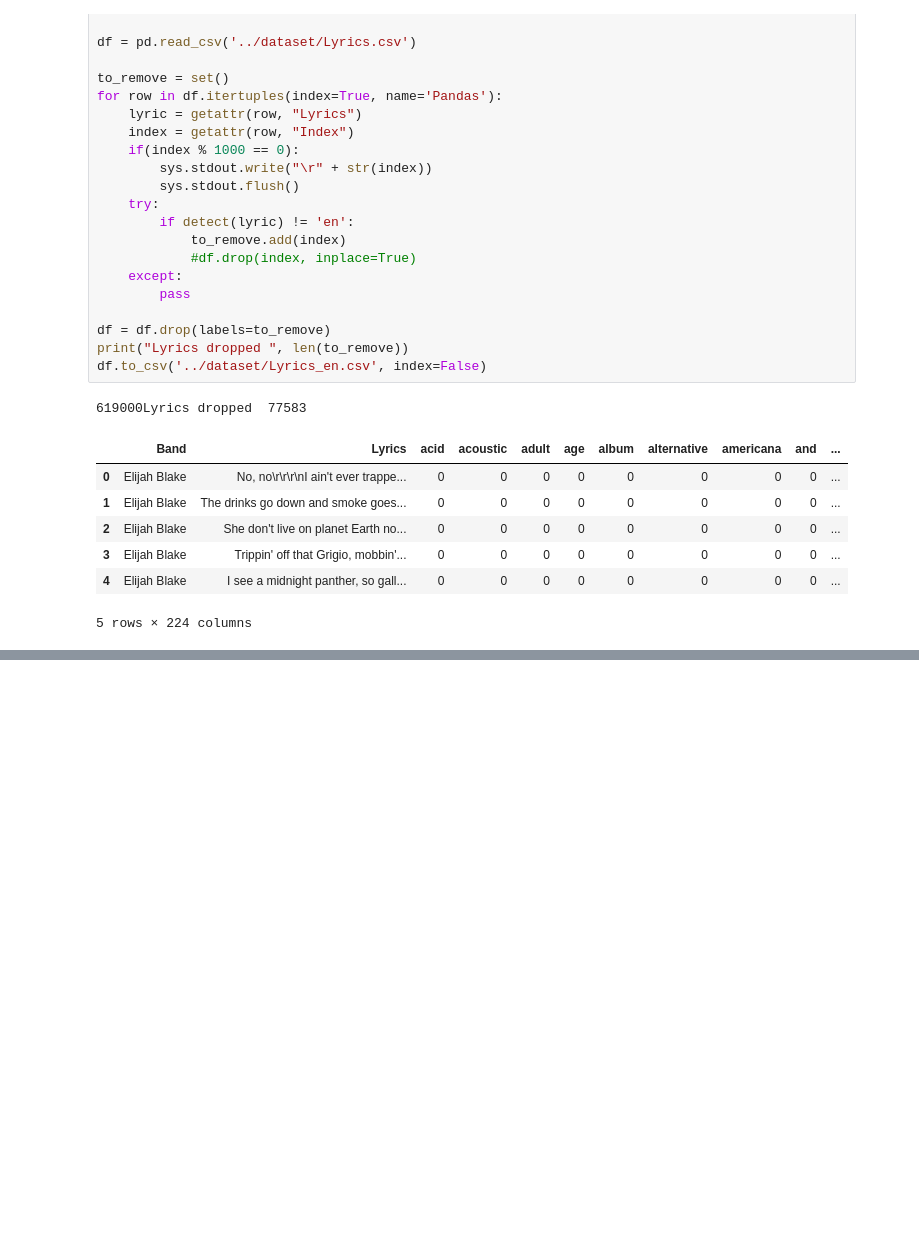
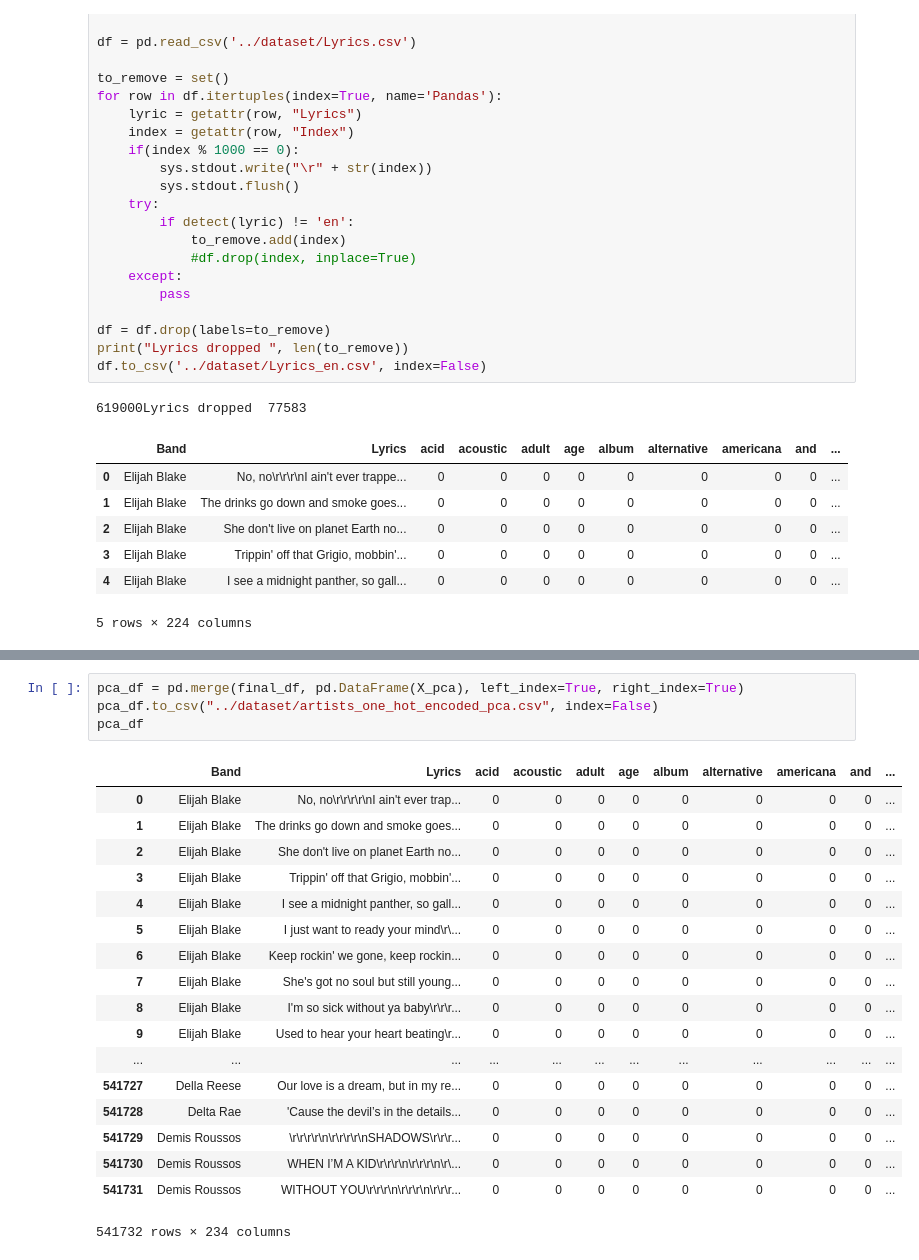
Before and after one commit to Hohenheimsenberg/LyricAnalyzer, a Jupyter notebook: 1.Dataset_Preparation.ipynb, the cells around one changed output, grey strips where cells are left out. Drawn from its saved outputs; the diff is of its cells as text; blank space fills up the shorter version.

```diff
--- a/1.Dataset_Preparation.ipynb
+++ b/1.Dataset_Preparation.ipynb
@@ -505,0 +485,23 @@ df
+# %%
+pca_df = pd.merge(final_df, pd.DataFrame(X_pca), left_index=True, right_index=True)
+pca_df.to_csv("../dataset/artists_one_hot_encoded_pca.csv", index=False)
+pca_df
+# %% [output]
+|  | Band | Lyrics | acid | acoustic | adult | age | album | alternative | americana | and | ... |
+| 0 | Elijah Blake | No, no\r\r\r\r\nI ain't ever trap... | 0 | 0 | 0 | 0 | 0 | 0 | 0 | 0 | ... |
+| 1 | Elijah Blake | The drinks go down and smoke goes... | 0 | 0 | 0 | 0 | 0 | 0 | 0 | 0 | ... |
+| 2 | Elijah Blake | She don't live on planet Earth no... | 0 | 0 | 0 | 0 | 0 | 0 | 0 | 0 | ... |
+| 3 | Elijah Blake | Trippin' off that Grigio, mobbin'... | 0 | 0 | 0 | 0 | 0 | 0 | 0 | 0 | ... |
+| 4 | Elijah Blake | I see a midnight panther, so gall... | 0 | 0 | 0 | 0 | 0 | 0 | 0 | 0 | ... |
+| 5 | Elijah Blake | I just want to ready your mind\r\... | 0 | 0 | 0 | 0 | 0 | 0 | 0 | 0 | ... |
+| 6 | Elijah Blake | Keep rockin' we gone, keep rockin... | 0 | 0 | 0 | 0 | 0 | 0 | 0 | 0 | ... |
+| 7 | Elijah Blake | She's got no soul but still young... | 0 | 0 | 0 | 0 | 0 | 0 | 0 | 0 | ... |
+| 8 | Elijah Blake | I'm so sick without ya baby\r\r\r... | 0 | 0 | 0 | 0 | 0 | 0 | 0 | 0 | ... |
+| 9 | Elijah Blake | Used to hear your heart beating\r... | 0 | 0 | 0 | 0 | 0 | 0 | 0 | 0 | ... |
+| ... | ... | ... | ... | ... | ... | ... | ... | ... | ... | ... | ... |
+| 541727 | Della Reese | Our love is a dream, but in my re... | 0 | 0 | 0 | 0 | 0 | 0 | 0 | 0 | ... |
+| 541728 | Delta Rae | 'Cause the devil’s in the details... | 0 | 0 | 0 | 0 | 0 | 0 | 0 | 0 | ... |
+| 541729 | Demis Roussos | \r\r\r\r\n\r\r\r\r\nSHADOWS\r\r\r... | 0 | 0 | 0 | 0 | 0 | 0 | 0 | 0 | ... |
+| 541730 | Demis Roussos | WHEN I’M A KID\r\r\r\n\r\r\r\n\r\... | 0 | 0 | 0 | 0 | 0 | 0 | 0 | 0 | ... |
+| 541731 | Demis Roussos | WITHOUT YOU\r\r\r\n\r\r\r\n\r\r\r... | 0 | 0 | 0 | 0 | 0 | 0 | 0 | 0 | ... |
+541732 rows × 234 columns
```
Also changed, not shown: parts of 13 cells of this notebook, 5 other files.
